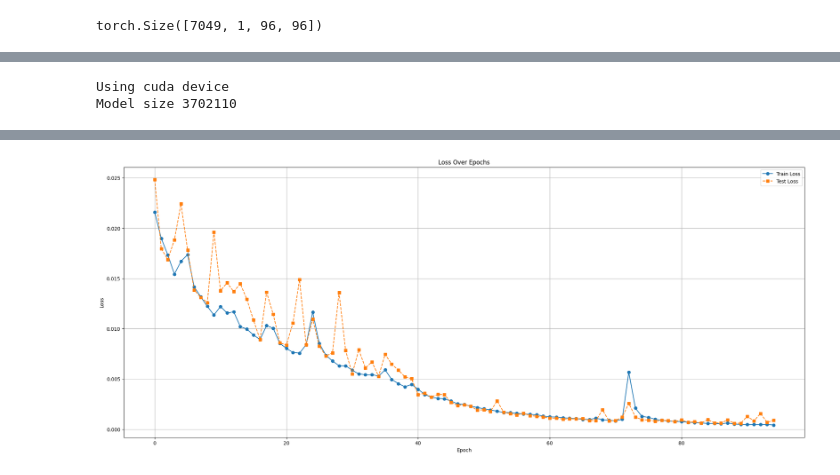
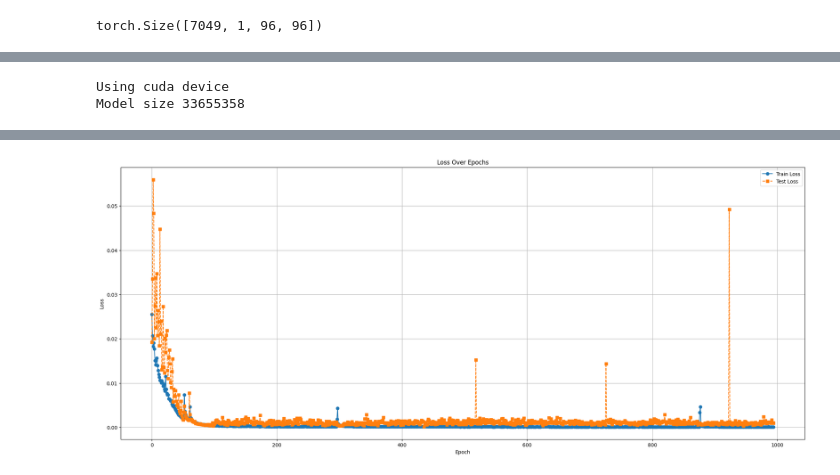
Before and after one commit to TimofeiZavileiskii/Key_Points, a Jupyter notebook: facial_points.ipynb, the cells around one changed output, grey strips where cells are left out. Saved outputs shown, nothing was run; the diff lists cells and outputs as text; code cells hidden in the pictures.

Commit message:
Increased model size

```diff
--- a/facial_points.ipynb
+++ b/facial_points.ipynb
@@ -117,17 +117,20 @@ class NeuralNetwork(nn.Module):
 
         self.conv_stack = nn.Sequential(
             ConvBlock(1, 2),
-            nn.MaxPool2d(2),
             ConvBlock(2, 4),
             nn.MaxPool2d(2),
             ConvBlock(4, 8),
+            ConvBlock(8, 16),
+            nn.MaxPool2d(2),
+            ConvBlock(16, 16),
+            ConvBlock(16, 32),
             nn.MaxPool2d(2)
         )
         self.flatten = nn.Flatten()
-        self.block1 = LinearBlock(800, 1600)
-        self.block2 = LinearBlock(1600, 1200)
-        self.block3 = LinearBlock(1200, 400)
-        self.block4 = LinearBlock(400, 30)
+        self.block1 = LinearBlock(2048, 2048*2)
+        self.block2 = LinearBlock(2048*2, 2048*2)
+        self.block3 = LinearBlock(2048*2, 2048)
+        self.block4 = LinearBlock(2048, 30)
 
     def forward(self, x):
         x = self.conv_stack(x)
@@ -138,11 +141,13 @@ class NeuralNetwork(nn.Module):
         x = self.block4(x)
         return x
 
-model = NeuralNetwork()
+model = NeuralNetwork().eval()
 print(f"Model size {sum(p.numel() for p in model.parameters())}")
+
+_ = model(train_dataset[0][0].unsqueeze(0))
 # %% [output]
 Using cuda device
-Model size 3702110
+Model size 33655358
 # %%
 step_count = 0
 
@@ -152,7 +157,6 @@ test_losses = []
 def train(dataloader, model, loss_fn, optimizer):
     global step_count
     global train_accuracy, train_losses
-    correct = 0
     total_loss = 0
     total = 0
     curr_step_count = 0
@@ -208,8 +212,8 @@ def plot_metrics():
     fig, ax = plt.subplots(1, 1, figsize=(25, 10))
 
     # Plot loss
-    ax.plot(train_losses[5:], label='Train Loss', marker='o', linestyle='-')
-    ax.plot(test_losses[5:], label='Test Loss', marker='s', linestyle='--')
+    ax.plot(train_losses[10:], label='Train Loss', marker='o', linestyle='-')
+    ax.plot(test_losses[10:], label='Test Loss', marker='s', linestyle='--')
 
     ax.set_title("Loss Over Epochs")
     ax.set_xlabel("Epoch")
@@ -231,7 +235,7 @@ model = NeuralNetwork().to(device)
 loss_fn = loss_function()
 optimizer = torch.optim.Adam(model.parameters(), lr=3e-4)
 
-epochs = 100
+epochs = 1000
 print("Start")
 for t in range(epochs):
     print(f"Epoch {t+1}\n-------------------------------")
@@ -259,6 +263,6 @@ Test Error:
 
 Done!
-[figure, old version]
+[figure, new version]
 # %%
 submission_loader = UnlabeledFacialDataset("data/test.csv")
 
```
Also changed, not shown: parts of 2 cells of this notebook, 3 other files.
